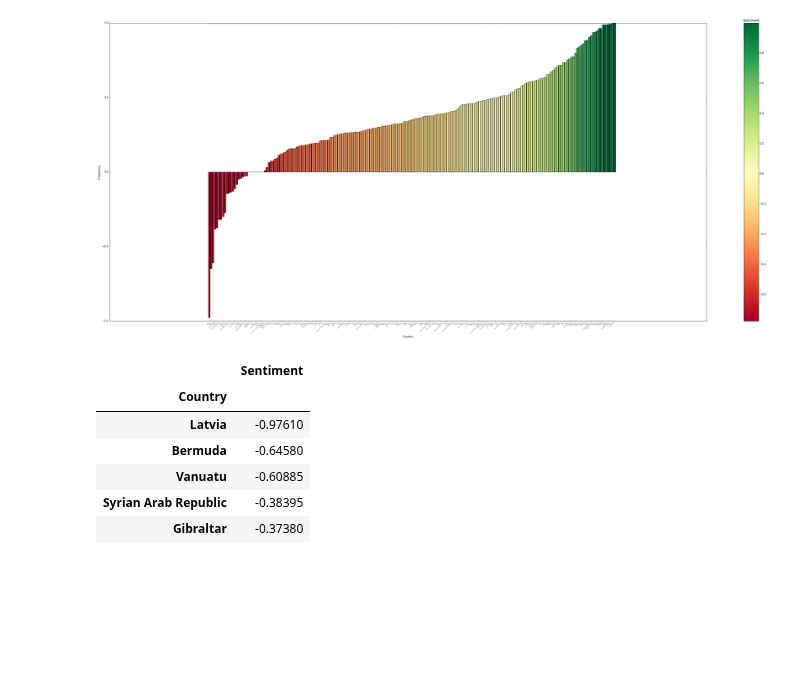
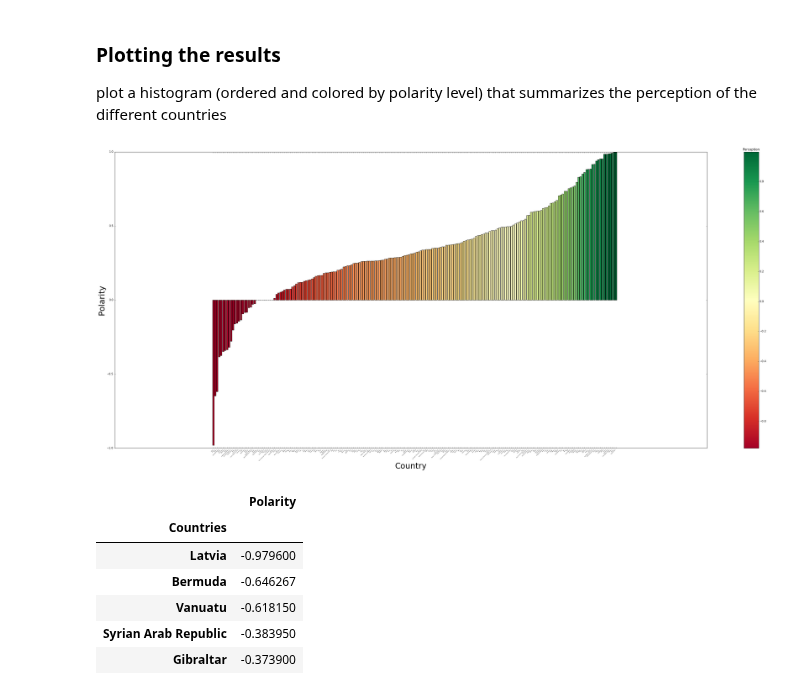
Before and after one commit to amirsh/ada-ana, a Jupyter notebook: HW5-notebooks/HW5-part2.ipynb, the cells around one changed output. Cells and saved outputs as stored; diff of their text form; code cells hidden in the pictures; blank space fills up the shorter version.

```diff
--- a/HW5-notebooks/HW5-part2.ipynb
+++ b/HW5-notebooks/HW5-part2.ipynb
@@ -22,0 +142,14 @@ clean_emails = pd.read_csv(clean_emails_filename,index_col = 0, header = 0).drop
+# %%
+vader_analyzer = SentimentIntensityAnalyzer()
+
+sentiments = {}
+id = 1
+
+for i in np.arange(clean_emails.shape[0]):
+    mail = clean_emails.iloc[i,0]
+    score = vader_analyzer.polarity_scores(mail)['compound']
+    sentiments[i] = score
+
+sentiments = pd.Series(sentiments)
+clean_emails['Polarity'] = sentiments
+clean_emails.head()
@@ -23 +169,6 @@ clean_emails = pd.read_csv(clean_emails_filename,index_col = 0, header = 0).drop
+# %%
+rows = []
+_ = clean_emails.apply(lambda row: [rows.append([row['Email Text'], nn, row['Polarity']])
+                         for nn in row.Countries], axis=1)
+clean_emails_new = pd.DataFrame(rows, columns=clean_emails.columns)
 # %%
@@ -97,0 +183,3 @@ df.head()
+# %%
+countries_polarity = clean_emails_new[['Countries', 'Polarity']]
+countries_polarity.head()
@@ -97,0 +193,3 @@ df.head()
+# %%
+countries_polarity = countries_polarity.groupby('Countries').agg('mean').sort_values('Polarity')
+countries_polarity.head()
@@ -98,32 +204,36 @@ df.head()
+# %% [markdown]
+### Plotting the results
+
+plot a histogram (ordered and colored by polarity level) that summarizes the perception of the different countries
 # %%
 # Set up colors : red to green
 plt.figure(figsize = (50,20))
-y = np.array(df['Sentiment'])
+y = np.array(countries_polarity['Polarity'])
 colors = cm.RdYlGn(y / float(max(y)))
 plot = plt.scatter(y, y, c=y, cmap = 'RdYlGn')
 plt.clf()
 clb = plt.colorbar(plot)
-clb.ax.set_title("Sentiment")
+clb.ax.set_title("Perception")
 
 # Display bar plot : country frequency vs. country name, with color indicating polarity score
-plt.bar(range(df.shape[0]), df['Sentiment'], align='center', tick_label=df.index, color=colors)
+plt.bar(range(countries_polarity.shape[0]), countries_polarity['Polarity'], align='center', tick_label=countries_polarity.index, color=colors)
 plt.xticks(rotation=45, ha='right',fontsize = 3)
-plt.xlabel("Country")
-plt.ylabel("Frequency")
+plt.xlabel("Country",fontsize = 30)
+plt.ylabel("Polarity",fontsize = 30)
 plt.show()
 # %% [output]
-[figure, old version]
+[figure, new version]
-# %%
-neg_df = df[df.Sentiment<=0]
-neg_df.head()
-# %% [output]
-|  | Sentiment |
-| Country |  |
-| Latvia | -0.97610 |
-| Bermuda | -0.64580 |
-| Vanuatu | -0.60885 |
-| Syrian Arab Republic | -0.38395 |
-| Gibraltar | -0.37380 |
+# %%
+neg_polarity = countries_polarity[countries_polarity.Polarity<=0]
+neg_polarity.head()
+# %% [output]
+|  | Polarity |
+| Countries |  |
+| Latvia | -0.979600 |
+| Bermuda | -0.646267 |
+| Vanuatu | -0.618150 |
+| Syrian Arab Republic | -0.383950 |
+| Gibraltar | -0.373900 |
 # %%
 plt.figure(figsize = (50,20))
 plt.clf()
```
Also changed, not shown: parts of 27 cells of this notebook, 2 other files.
